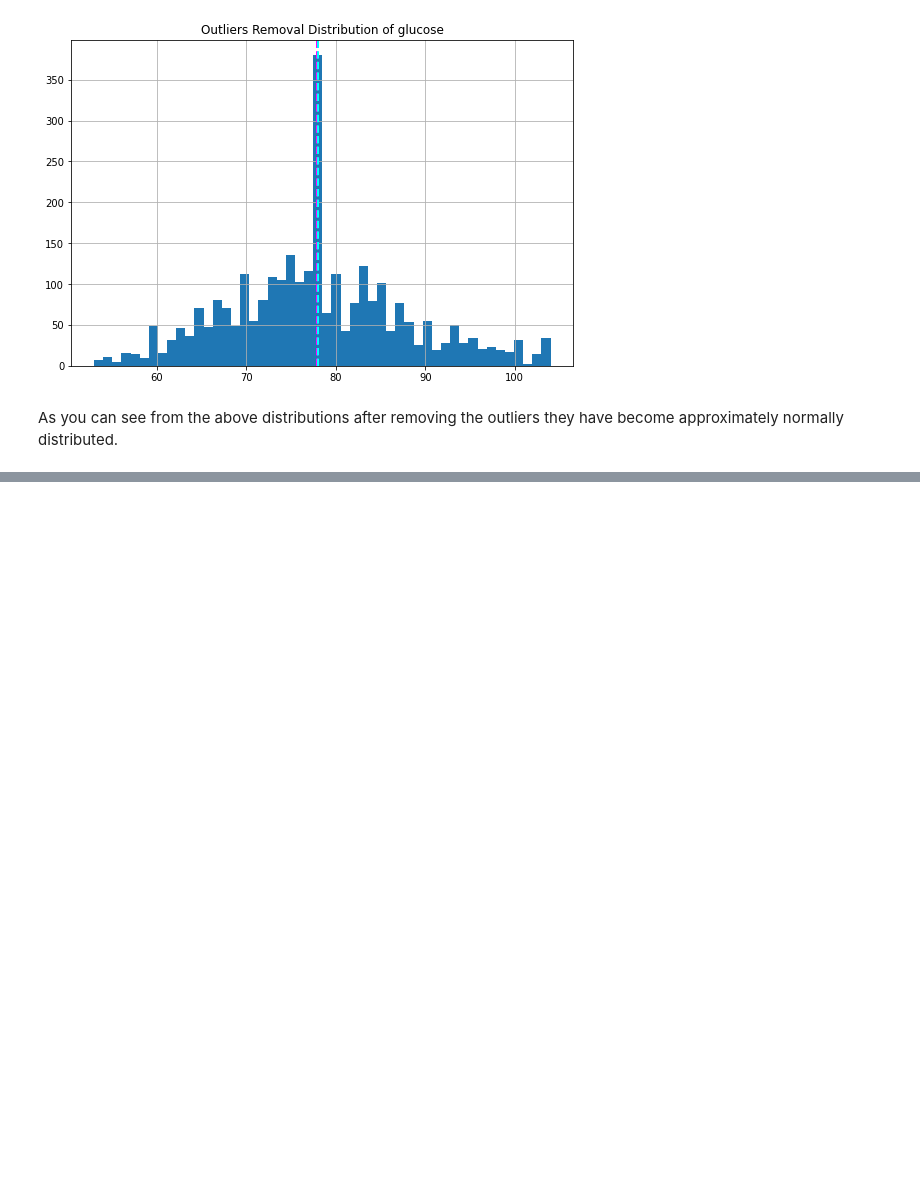
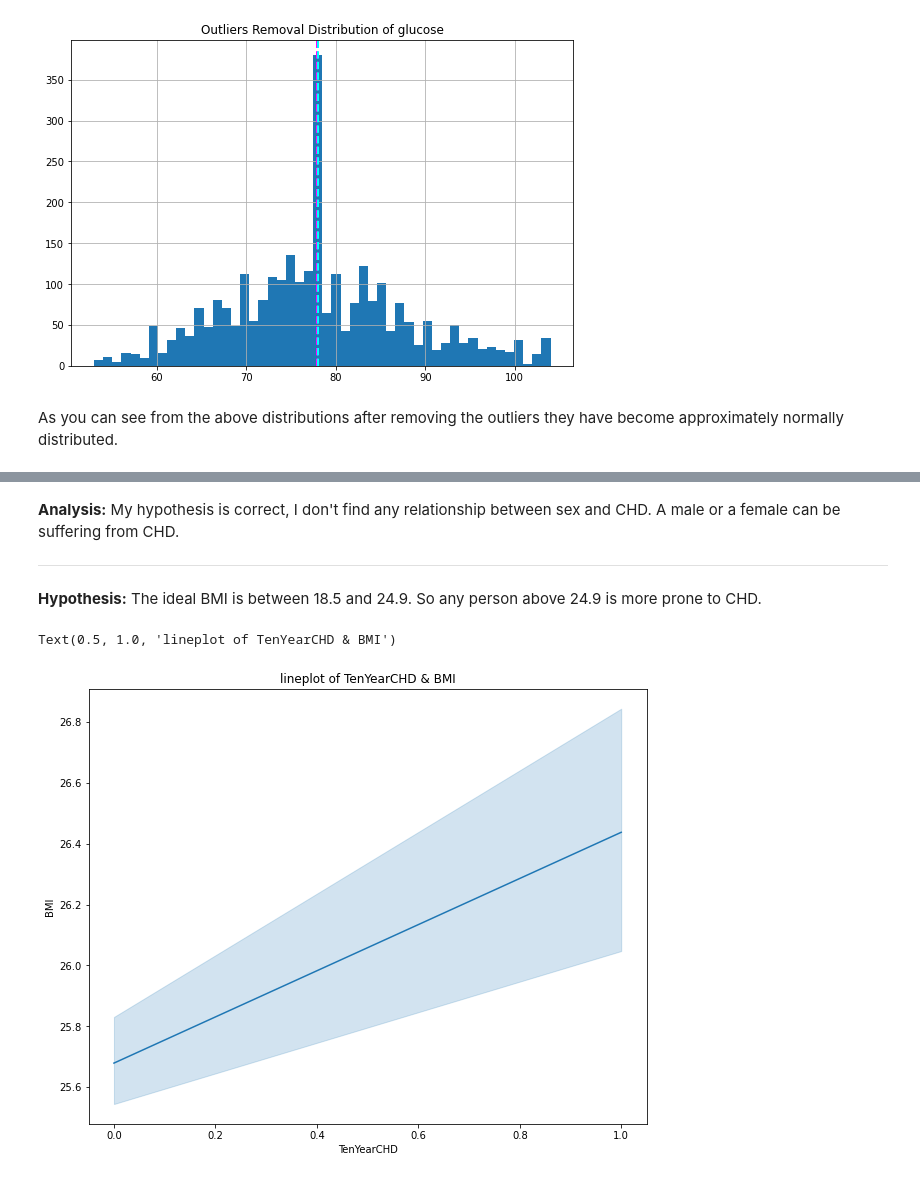
Before and after one commit to Shourya306/Cardio-Vascular-Risk-Prediction-Classification, a Jupyter notebook: Cardiovascular_Risk_Prediction_Classification.ipynb, the cells around one changed output, grey strips where cells are left out. Cells and saved outputs as stored; diff of their text form; code cells hidden in the pictures; blank space fills up the shorter version.

```diff
--- a/Cardiovascular_Risk_Prediction_Classification.ipynb
+++ b/Cardiovascular_Risk_Prediction_Classification.ipynb
@@ -326,0 +385,14 @@ As you can see from the above distributions after removing the outliers they hav
+# %% [markdown]
+**Analysis:** My hypothesis is correct, I don't find any relationship between sex and CHD. A male or a female can be suffering from CHD.
+
+__________________________________________________________________
+# %% [markdown]
+**Hypothesis:** The ideal BMI is between 18.5 and 24.9. So any person above 24.9 is more prone to CHD.
+# %%
+# Understanding the relationship between target variable and BMI.
+plt.figure(figsize = (10,8))
+sns.lineplot(x = cardio_df['TenYearCHD'], y = cardio_df['BMI'])
+plt.title('lineplot of TenYearCHD & BMI')
+# %% [output]
+Text(0.5, 1.0, 'lineplot of TenYearCHD & BMI')
+[figure, added]
```
Also changed, not shown: parts of 13 cells of this notebook.
